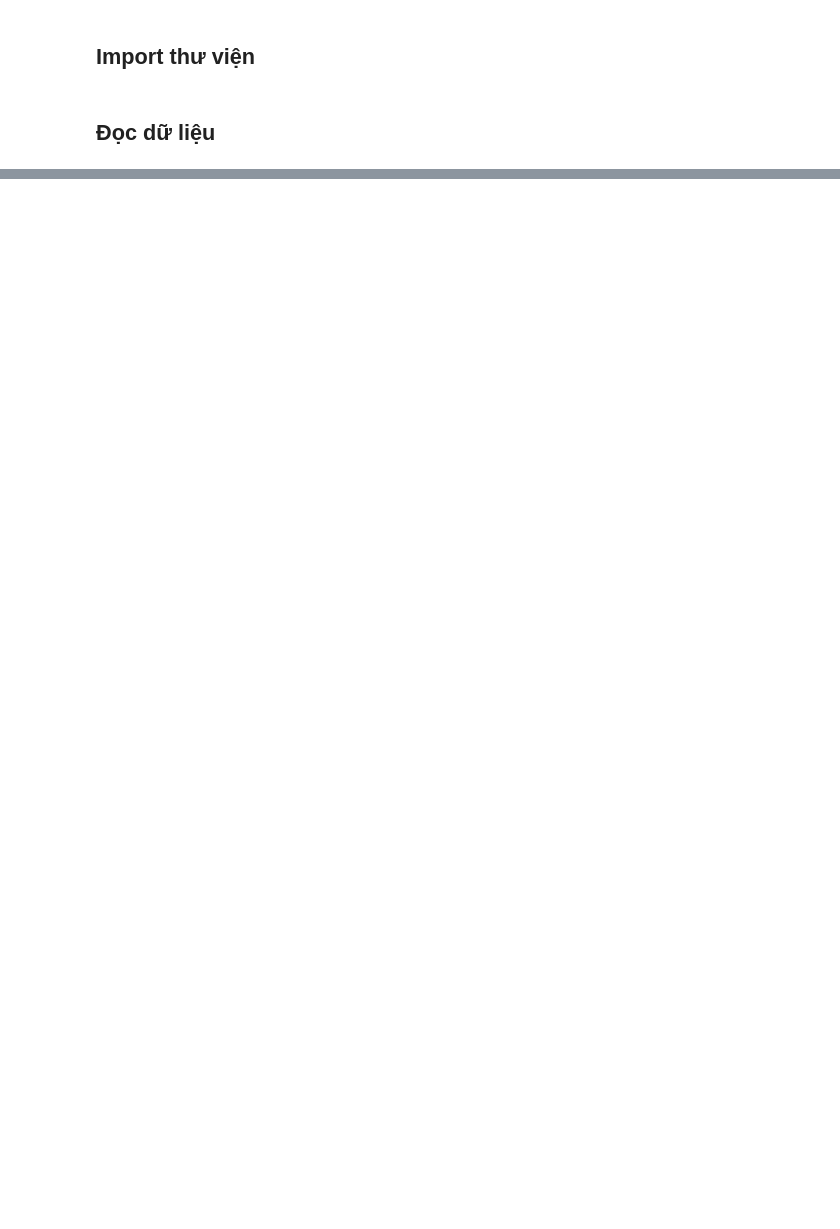
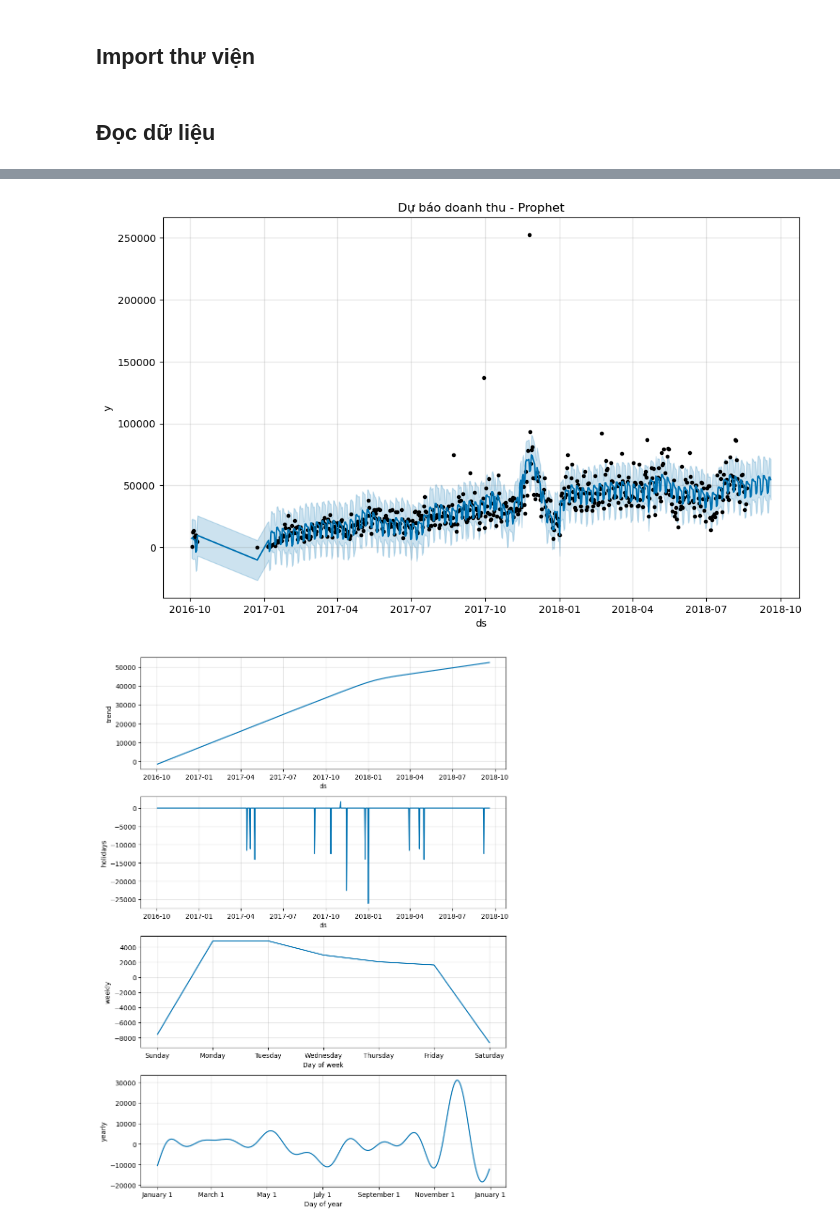
Before and after one commit to NAizdabezt/BI-Dashboard-Project, a Jupyter notebook: notebooks/03b_Model_Prophet_Facebook.ipynb, the cells around one changed output, grey strips where cells are left out. Cells and saved outputs as stored; diff of their text form; code cells hidden in the pictures; blank space fills up the shorter version.

```diff
--- a/notebooks/03b_Model_Prophet_Facebook.ipynb
+++ b/notebooks/03b_Model_Prophet_Facebook.ipynb
@@ -132,0 +19,16 @@ pickle.load(open(r"D:\UNIVERSITY\ĐACN\BI-Dashboard-Project\models/prophet_model
+# %%
+df = pd.read_csv(r"D:\UNIVERSITY\ĐACN\BI-Dashboard-Project\data\live\sales_dashboard.csv")
+
+# Xóa missing
+df = df.dropna()
+
+# Xử lý datetime
+df['order_purchase_timestamp'] = pd.to_datetime(df['order_purchase_timestamp'])
+df['date'] = df['order_purchase_timestamp'].dt.date
+
+# Gom theo ngày
+df_prophet = df.groupby('date')['payment_value'].sum().reset_index()
+df_prophet.columns = ['ds','y']
+
+df_prophet['ds'] = pd.to_datetime(df_prophet['ds'])
+df_prophet = df_prophet.sort_values('ds')
@@ -132,0 +101,10 @@ pickle.load(open(r"D:\UNIVERSITY\ĐACN\BI-Dashboard-Project\models/prophet_model
+# %%
+final_model = Prophet(
+    weekly_seasonality=True,
+    yearly_seasonality=True,
+    daily_seasonality=False
+)
+
+final_model.add_country_holidays(country_name='BR')
+
+final_model.fit(df_prophet, seed=42)
@@ -132,0 +117,9 @@ pickle.load(open(r"D:\UNIVERSITY\ĐACN\BI-Dashboard-Project\models/prophet_model
+# %%
+future_full = final_model.make_future_dataframe(periods=30)
+
+forecast_full = final_model.predict(future_full)
+
+future_30 = forecast_full[['ds','yhat','yhat_lower','yhat_upper']].tail(30)
+
+print("📈 DỰ ĐOÁN 30 NGÀY TỚI:")
+print(future_30)
@@ -132,0 +146,10 @@ pickle.load(open(r"D:\UNIVERSITY\ĐACN\BI-Dashboard-Project\models/prophet_model
+# %%
+final_model.plot(forecast_full)
+plt.title("Dự báo doanh thu - Prophet")
+plt.show()
+
+final_model.plot_components(forecast_full)
+plt.show()
+# %% [output]
+[figure, added]
+[figure, added]
```
Also changed, not shown: parts of 48 cells of this notebook, 13 other files.
